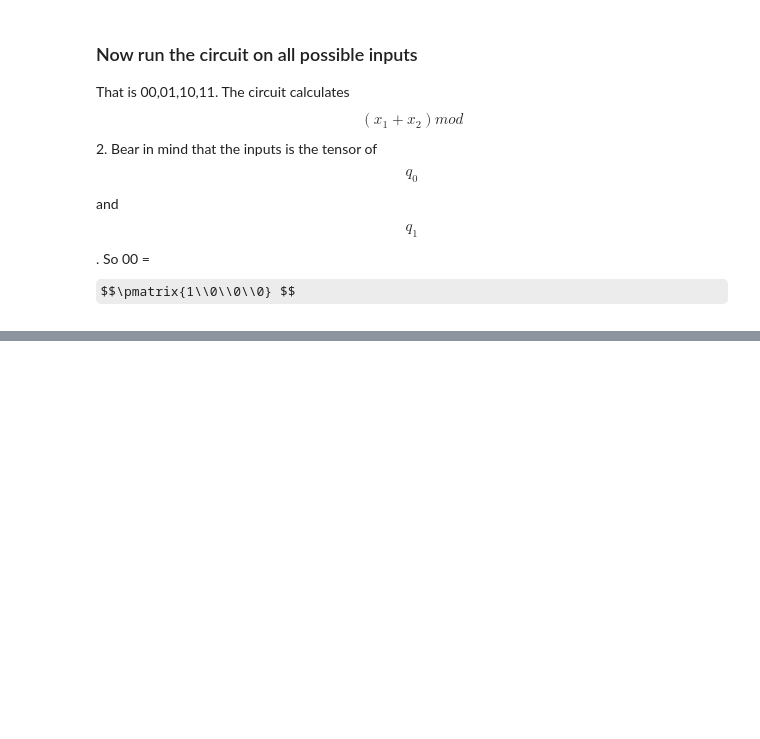
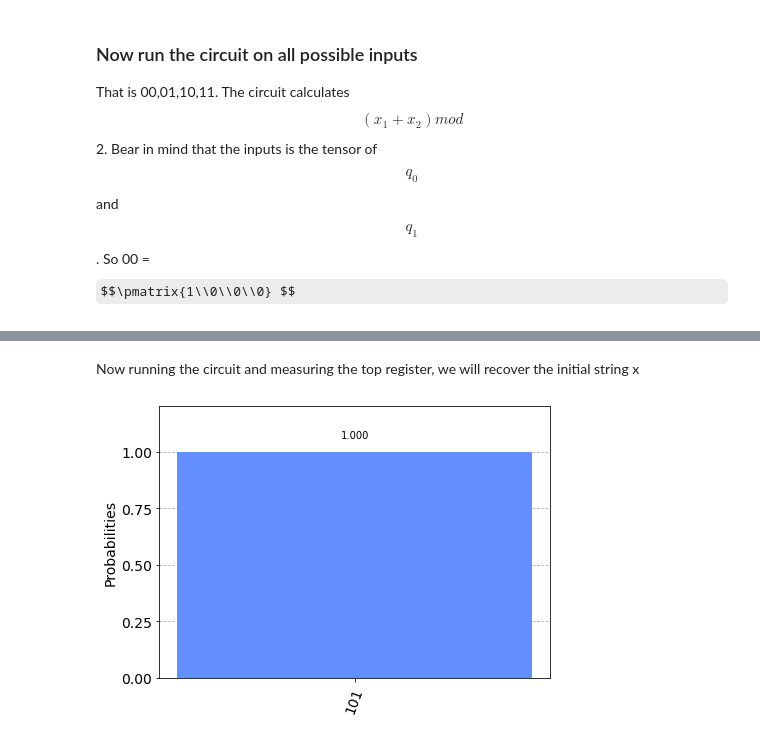
Before and after one commit to eginez/qiskit-exp, a Jupyter notebook: src/qiskitOne.ipynb, the cells around one changed output, grey strips where cells are left out. Cells and saved outputs as stored; diff of their text form; code cells hidden in the pictures; some formulas as TeX source; blank space fills up the shorter version.

```diff
--- a/src/qiskitOne.ipynb
+++ b/src/qiskitOne.ipynb
@@ -49,0 +135,7 @@ for i in range(0,N):
+# %% [markdown]
+Now running the circuit and measuring the top register, we will recover the initial string x
+# %%
+res, cts = exec_circuit(circ)
+plot_histogram(cts)
+# %% [output]
+[figure, added]
```
Also changed, not shown: parts of 13 cells of this notebook.
